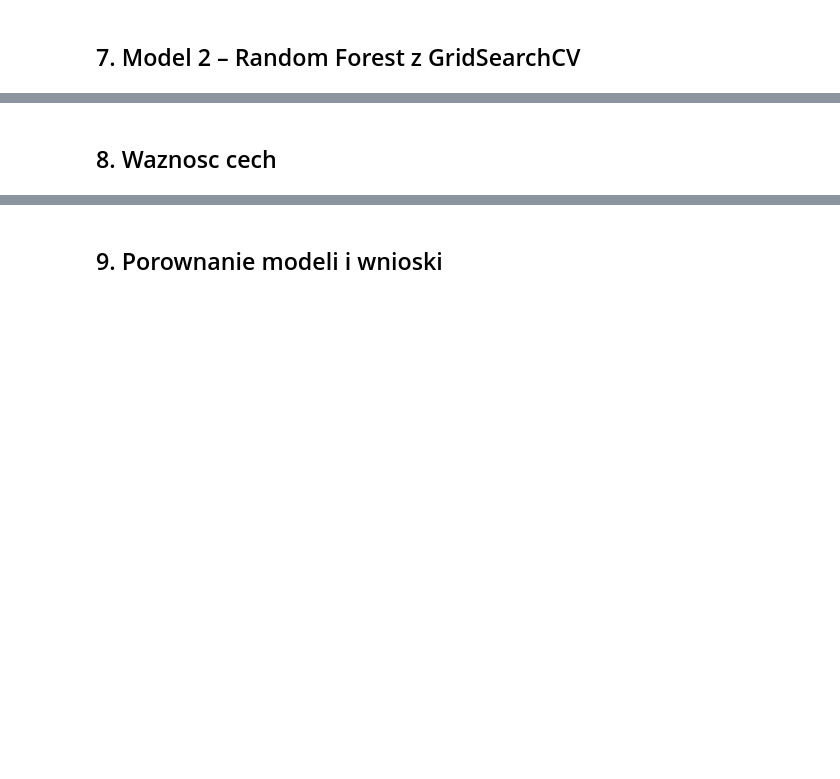
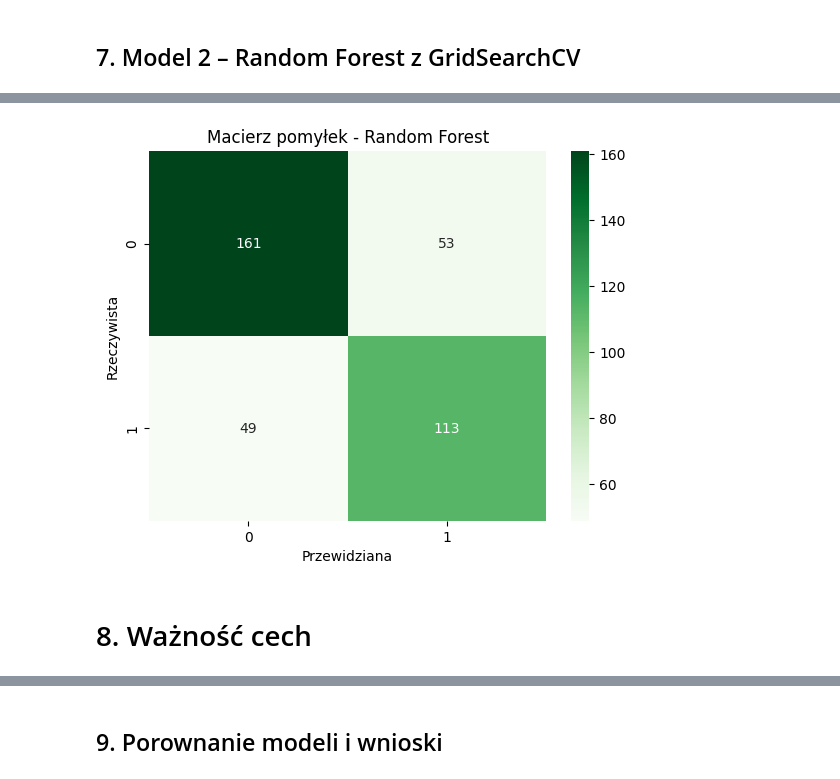
Before and after one commit to natalialekszycka/projekt-programowanie, a Jupyter notebook: drug_consumption_v2.ipynb, the cells around one changed output, grey strips where cells are left out. Saved outputs shown, nothing was run; the diff lists cells and outputs as text; code cells hidden in the pictures; blank space fills up the shorter version.

```diff
--- a/drug_consumption_v2.ipynb
+++ b/drug_consumption_v2.ipynb
@@ -114,11 +197,13 @@ print(classification_report(y_test, pred_rf, target_names=["Nie uzywal", "Uzywal
 # %%
 sns.heatmap(confusion_matrix(y_test, pred_rf), annot=True, fmt="d", cmap="Greens")
-plt.title("Macierz pomylek - Random Forest")
+plt.title("Macierz pomyłek - Random Forest")
 plt.xlabel("Przewidziana")
 plt.ylabel("Rzeczywista")
 plt.show()
+# %% [output]
+[figure, added]
 # %% [markdown]
-## 8. Waznosc cech
+# 8. Ważność cech
 # %%
 importance = pd.DataFrame({
     "Cecha": feature_cols,
```
Also changed, not shown: parts of 14 cells of this notebook.
